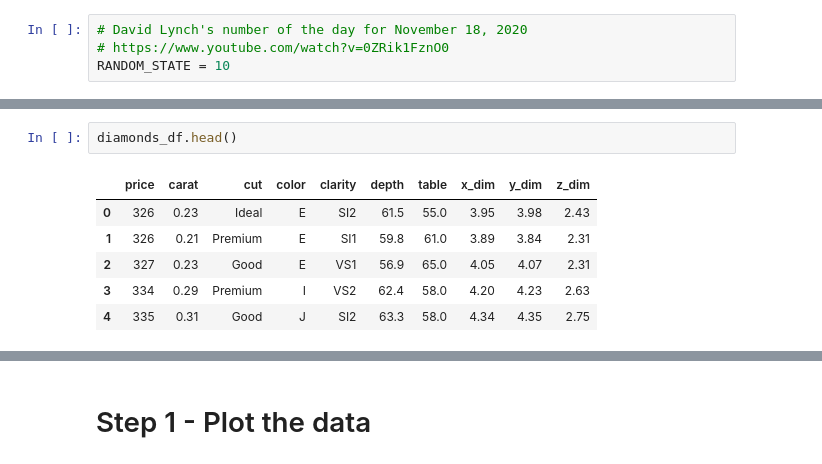
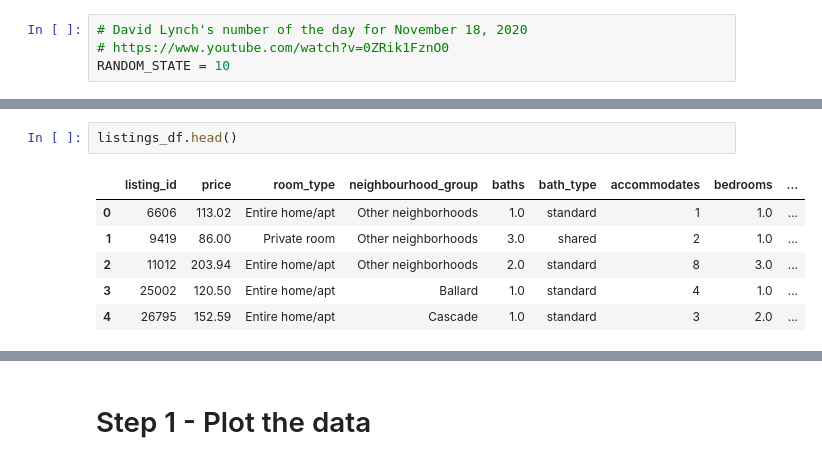
Before and after one commit to shermstats/transformation-bias-demo, a Jupyter notebook: analysis-files/1-FitModels.ipynb, the cells around one changed output, grey strips where cells are left out. Saved outputs shown, nothing was run; the diff lists cells and outputs as text.

```diff
--- a/analysis-files/1-FitModels.ipynb
+++ b/analysis-files/1-FitModels.ipynb
@@ -26,9 +114,9 @@ log_y = np.log(y)
 # %%
-diamonds_df.head()
+listings_df.head()
 # %% [output]
-|  | price | carat | cut | color | clarity | depth | table | x_dim | y_dim | z_dim |
-| 0 | 326 | 0.23 | Ideal | E | SI2 | 61.5 | 55.0 | 3.95 | 3.98 | 2.43 |
-| 1 | 326 | 0.21 | Premium | E | SI1 | 59.8 | 61.0 | 3.89 | 3.84 | 2.31 |
-| 2 | 327 | 0.23 | Good | E | VS1 | 56.9 | 65.0 | 4.05 | 4.07 | 2.31 |
-| 3 | 334 | 0.29 | Premium | I | VS2 | 62.4 | 58.0 | 4.20 | 4.23 | 2.63 |
-| 4 | 335 | 0.31 | Good | J | SI2 | 63.3 | 58.0 | 4.34 | 4.35 | 2.75 |
+|  | listing_id | price | room_type | neighbourhood_group | baths | bath_type | accommodates | bedrooms | ... |
+| 0 | 6606 | 113.02 | Entire home/apt | Other neighborhoods | 1.0 | standard | 1 | 1.0 | ... |
+| 1 | 9419 | 86.00 | Private room | Other neighborhoods | 3.0 | shared | 2 | 1.0 | ... |
+| 2 | 11012 | 203.94 | Entire home/apt | Other neighborhoods | 2.0 | standard | 8 | 3.0 | ... |
+| 3 | 25002 | 120.50 | Entire home/apt | Ballard | 1.0 | standard | 4 | 1.0 | ... |
+| 4 | 26795 | 152.59 | Entire home/apt | Cascade | 1.0 | standard | 3 | 2.0 | ... |
```
Also changed, not shown: parts of 59 cells of this notebook, 3 other files.
